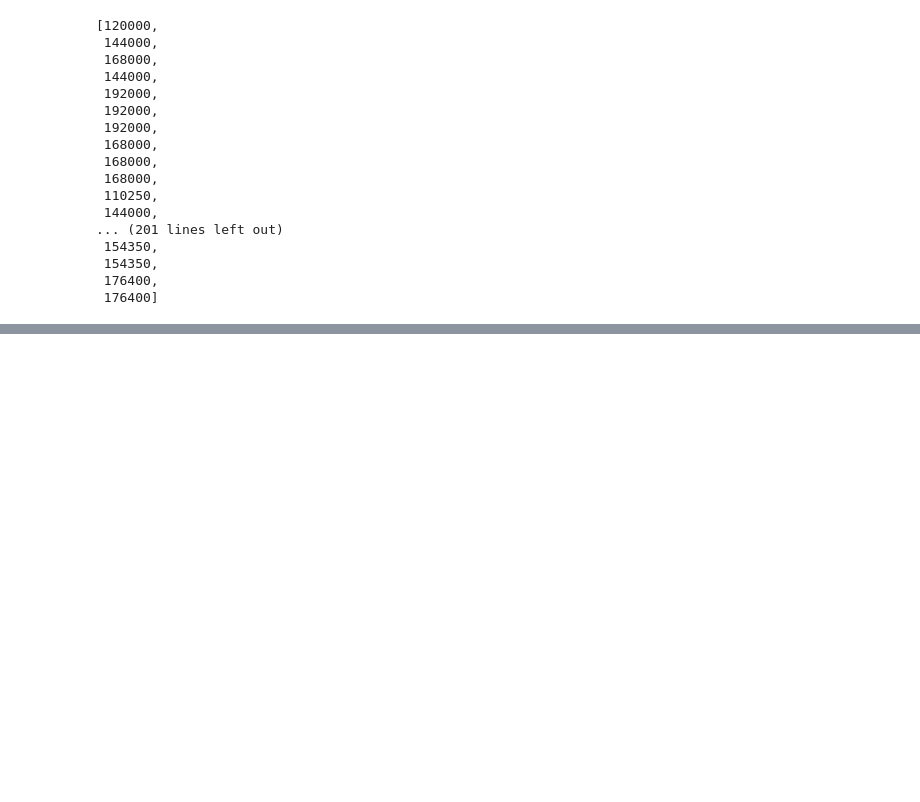
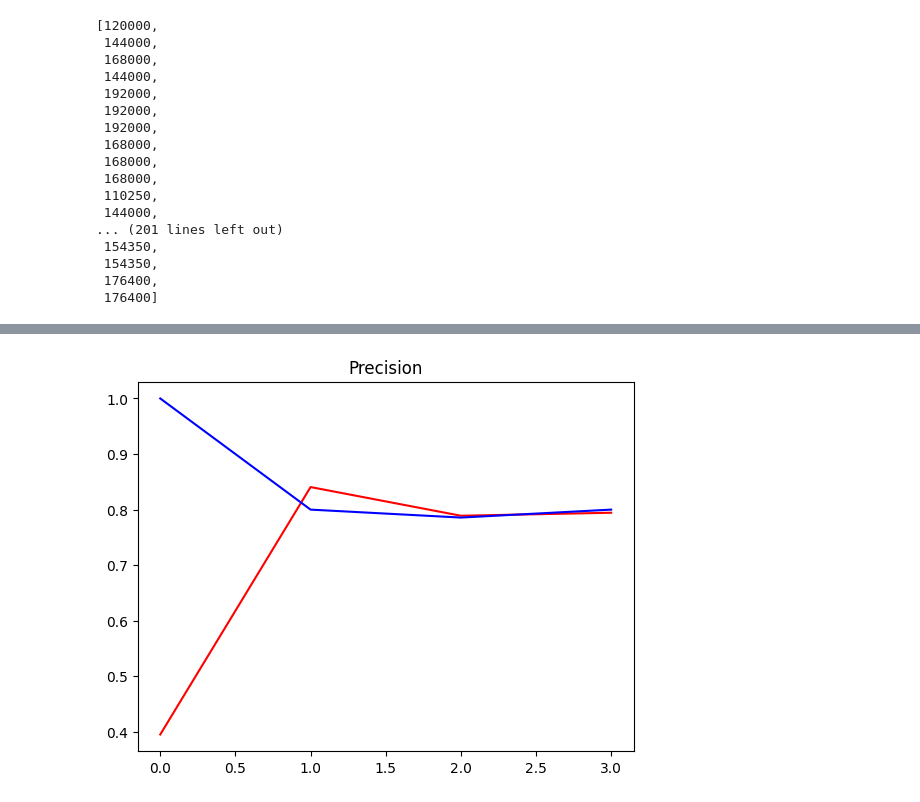
Before and after one commit to LeQuangHieuVKU/DeepLearning_AudioClassification, a Jupyter notebook: AudioClassification.ipynb, the cells around one changed output, grey strips where cells are left out. Cells and saved outputs as stored; diff of their text form; code cells hidden in the pictures; blank space fills up the shorter version.

```diff
--- a/AudioClassification.ipynb
+++ b/AudioClassification.ipynb
@@ -206,0 +396,7 @@ lengths
+# %%
+plt.title('Precision')
+plt.plot(hist.history['Precision'],'r')
+plt.plot(hist.history['val_Precision'],'b')
+plt.show()
+# %% [output]
+[figure, added]
```
Also changed, not shown: parts of 46 cells of this notebook.
